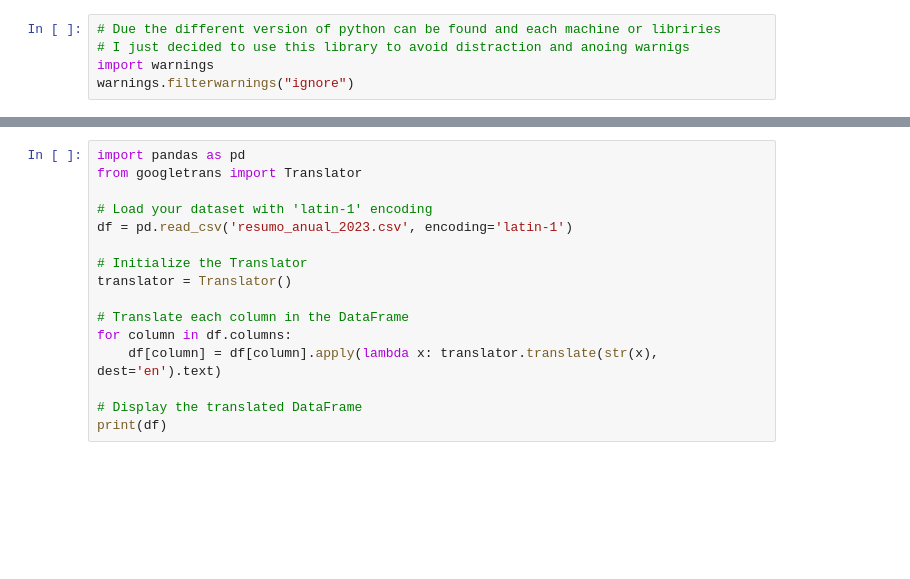
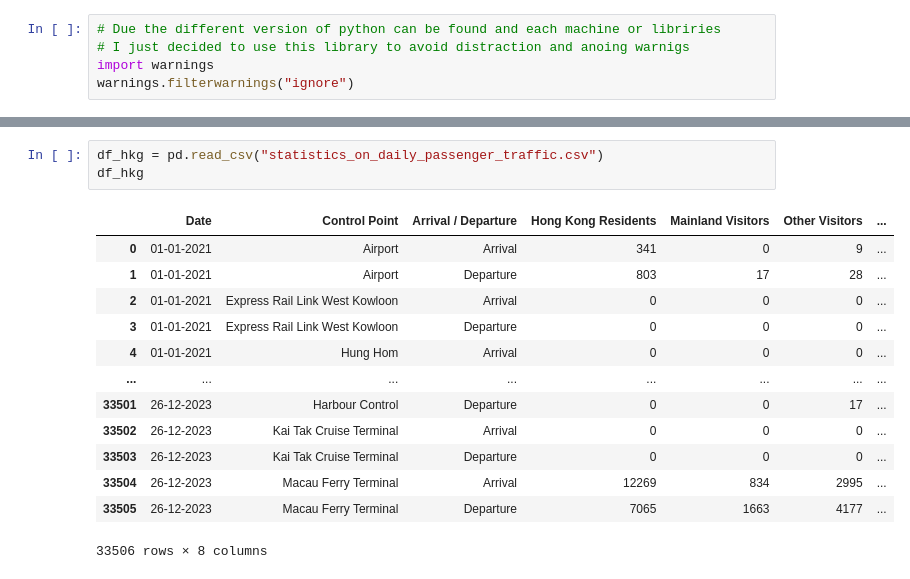
Before and after one commit to Lylkend-Albuquerque/CA2, a Jupyter notebook: CA_2 - 2023.ipynb, the cells around one changed output, grey strips where cells are left out. Cells and saved outputs as stored; diff of their text form; blank space fills up the shorter version.

```diff
--- a/CA_2 - 2023.ipynb
+++ b/CA_2 - 2023.ipynb
@@ -87,16 +46,17 @@ Note: you may need to restart the kernel to use updated packages.
-# %%
-import pandas as pd
-from googletrans import Translator
-
-# Load your dataset with 'latin-1' encoding
-df = pd.read_csv('resumo_anual_2023.csv', encoding='latin-1')
-
-# Initialize the Translator
-translator = Translator()
-
-# Translate each column in the DataFrame
-for column in df.columns:
-    df[column] = df[column].apply(lambda x: translator.translate(str(x), dest='en').text)
-
-# Display the translated DataFrame
-print(df)
+# %%
+df_hkg = pd.read_csv("statistics_on_daily_passenger_traffic.csv")
+df_hkg
+# %% [output]
+|  | Date | Control Point | Arrival / Departure | Hong Kong Residents | Mainland Visitors | Other Visitors | ... |
+| 0 | 01-01-2021 | Airport | Arrival | 341 | 0 | 9 | ... |
+| 1 | 01-01-2021 | Airport | Departure | 803 | 17 | 28 | ... |
+| 2 | 01-01-2021 | Express Rail Link West Kowloon | Arrival | 0 | 0 | 0 | ... |
+| 3 | 01-01-2021 | Express Rail Link West Kowloon | Departure | 0 | 0 | 0 | ... |
+| 4 | 01-01-2021 | Hung Hom | Arrival | 0 | 0 | 0 | ... |
+| ... | ... | ... | ... | ... | ... | ... | ... |
+| 33501 | 26-12-2023 | Harbour Control | Departure | 0 | 0 | 17 | ... |
+| 33502 | 26-12-2023 | Kai Tak Cruise Terminal | Arrival | 0 | 0 | 0 | ... |
+| 33503 | 26-12-2023 | Kai Tak Cruise Terminal | Departure | 0 | 0 | 0 | ... |
+| 33504 | 26-12-2023 | Macau Ferry Terminal | Arrival | 12269 | 834 | 2995 | ... |
+| 33505 | 26-12-2023 | Macau Ferry Terminal | Departure | 7065 | 1663 | 4177 | ... |
+33506 rows × 8 columns
```
Also changed, not shown: parts of 23 cells of this notebook, 2 other files.
